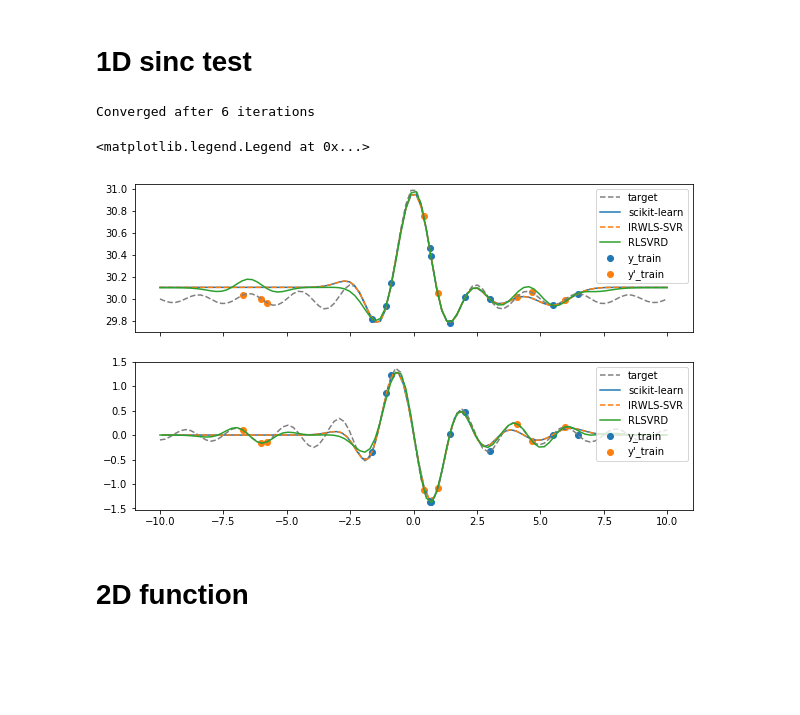
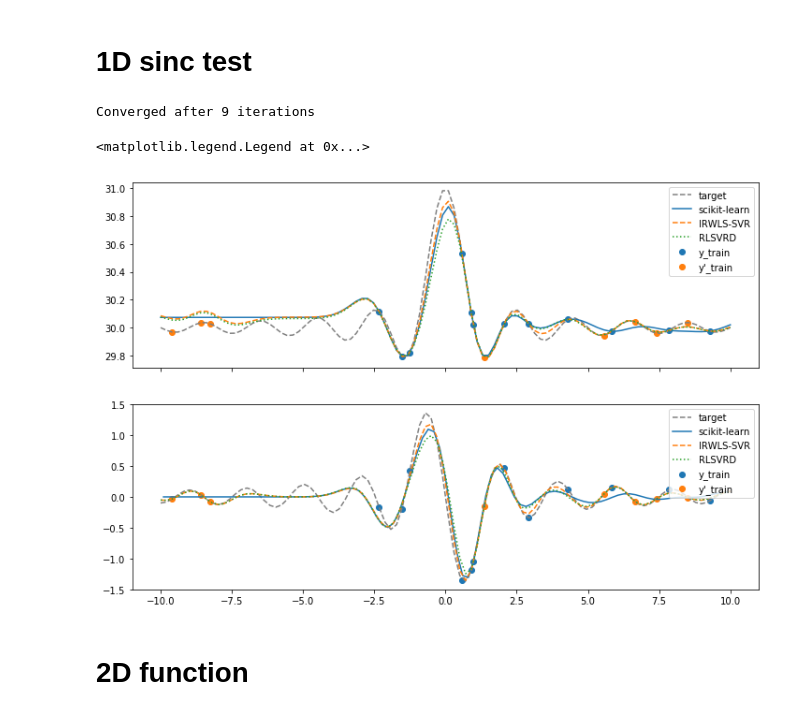
Before and after one commit to ralf-meyer/MLDerivs, a Jupyter notebook: example.ipynb, the cells around one changed output. Saved outputs shown, nothing was run; the diff lists cells and outputs as text; code cells hidden in the pictures; blank space fills up the shorter version.

```diff
--- a/example.ipynb
+++ b/example.ipynb
@@ -14,8 +14,8 @@ def f_prime(x):
     return  (np.pi*x*np.cos(np.pi*x)-np.sin(np.pi*x))/x**2/np.pi
 
 np.random.seed(0)
-x_train = np.random.uniform(size = (10, 1), low = -7.0, high = 7.0)
-x_prime_train = np.random.uniform(size = (8, 1), low = -7.0, high = 7.0)
+x_train = np.random.uniform(size = (12, 1), low = -10.0, high = 10.0)
+x_prime_train = np.random.uniform(size = (8, 1), low = -10.0, high = 10.0)
 y_train = f(x_train[:,0])
 y_prime_train = f_prime(x_prime_train)
 # %%
@@ -26,37 +26,37 @@ epsilon = 0.001
 if len(x_train) > 0:
     regressor = SVR(C = C1, epsilon = epsilon, gamma = 1.0)
     regressor.fit(x_train, y_train)
-    irwls = IRWLS_SVR(C = C1, epsilon = epsilon, gamma = 1.0)
-    irwls.fit(x_train, y_train)
+IRWLS = IRWLS_SVR(C1 = C1, C2 = C2, epsilon = epsilon, gamma = 1.0)
+IRWLS.fit(x_train, y_train, x_prime_train, y_prime_train)
 RLSVRD = RLSVRD_regressor(C1 = C1, C2 = C2, gamma = 1.0, method = 1)
 RLSVRD.fit(x_train, y_train, x_prime_train, y_prime_train, plot_matrices = False)
 # %% [output]
-Converged after 6 iterations
+Converged after 9 iterations
 # %%
 x = np.linspace(-10, 10, 100).reshape((100,1))
 delta_x = x[1] - x[0]
 
-fig, (ax0, ax1) = plt.subplots(nrows = 2, figsize = (10, 6), sharex=True)
+fig, (ax0, ax1) = plt.subplots(nrows = 2, figsize = (12, 8), sharex=True)
 ax0.scatter(x_train, y_train, label = "y_train")
 ax0.scatter(x_prime_train, f(x_prime_train), label = "y'_train")
 ax0.plot(x, f(x), "--", color = "0.5", label = "target")
 if len(x_train) > 0:
     ax0.plot(x, regressor.predict(x), label = "scikit-learn")
-    ax0.plot(x, irwls.predict(x), "--", label = "IRWLS-SVR")
-ax0.plot(x, RLSVRD.predict(x), label = "RLSVRD")
+ax0.plot(x, IRWLS.predict(x), "--", label = "IRWLS-SVR")
+ax0.plot(x, RLSVRD.predict(x), ":", label = "RLSVRD")
 ax0.legend(loc = 1)
 
 ax1.scatter(x_train, f_prime(x_train), label = "y_train")
 ax1.scatter(x_prime_train, y_prime_train, label = "y'_train")
 ax1.plot(x, f_prime(x), "--", color = "0.5", label = "target")
 if len(x_train) > 0:
     ax1.plot(x[1:] - 0.5*delta_x, np.diff(regressor.predict(x))/delta_x, label = "scikit-learn")
-    ax1.plot(x[1:] - 0.5*delta_x, np.diff(irwls.predict(x))/delta_x, "--", label = "IRWLS-SVR")
-ax1.plot(x, RLSVRD.predict_derivative(x), label = "RLSVRD")
+ax1.plot(x, IRWLS.predict_derivative(x), "--", label = "IRWLS-SVR")
+ax1.plot(x, RLSVRD.predict_derivative(x), ":", label = "RLSVRD")
 ax1.legend(loc = 1)
 # %% [output]
 <matplotlib.legend.Legend at 0x...>
-[figure, old version]
+[figure, new version]
 # %% [markdown]
 # 2D function
 # %%
```
Also changed, not shown: parts of 3 cells of this notebook.
